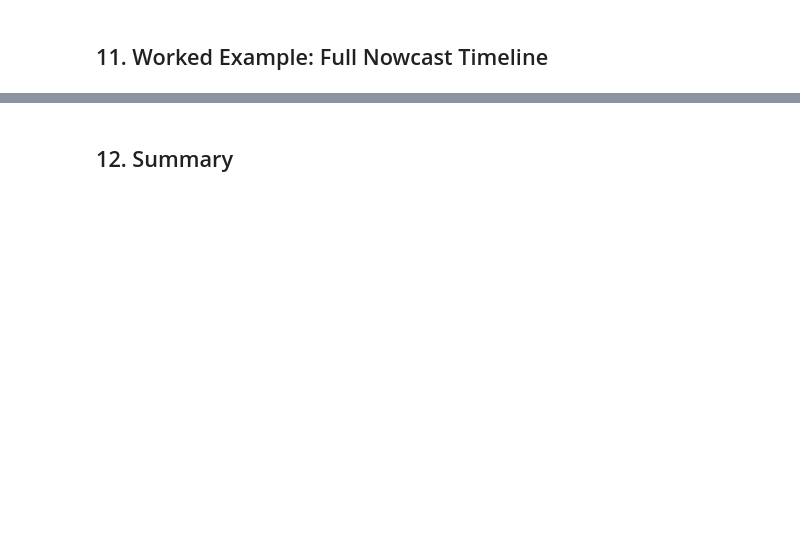
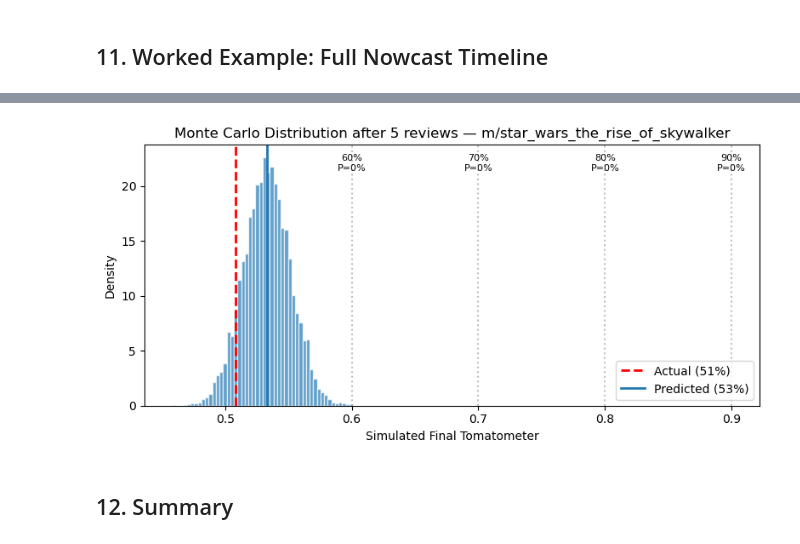
Before and after one commit to Kwang8/Rotten_tomatoes, a Jupyter notebook: rt_nowcast.ipynb, the cells around one changed output, grey strips where cells are left out. Cells and saved outputs as stored; diff of their text form; code cells hidden in the pictures; blank space fills up the shorter version.

```diff
--- a/rt_nowcast.ipynb
+++ b/rt_nowcast.ipynb
@@ -1171,31 +1697,33 @@ ValueError: Multi-dimensional indexing (e.g. `obj[:, None]`) is no longer suppor
 # %%
 # ── Histogram of final simulation at earliest checkpoint ──
 if len(ex_checkpoints) > 0:
     early_cp = ex_checkpoints[0]
     as_of = ex_revs.iloc[early_cp - 1]["review_date"]
-    nc = nowcast_movie(example_mk, as_of, df, critic_features, movie_features_all, n_sims=10000)
+    nc = nowcast_movie(example_mk, as_of, n_sims=10000)
 
     fig, ax = plt.subplots(figsize=(8, 4))
     ax.hist(nc["simulations"], bins=50, density=True, alpha=0.7, color="C0",
             edgecolor="white")
     ax.axvline(x=example_actual_T, color="red", linestyle="--", linewidth=2,
                label=f"Actual ({example_actual_T:.0%})")
     ax.axvline(x=nc["point_estimate"], color="C0", linestyle="-", linewidth=2,
                label=f"Predicted ({nc['point_estimate']:.0%})")
 
     # Mark thresholds
     for t in THRESHOLDS:
         p = nc["threshold_probs"][t]
         ax.axvline(x=t, color="gray", linestyle=":", alpha=0.5)
         ax.text(t, ax.get_ylim()[1] * 0.9, f"{t:.0%}\nP={p:.0%}",
                 ha="center", fontsize=8)
 
     ax.set_xlabel("Simulated Final Tomatometer")
     ax.set_ylabel("Density")
     ax.set_title(f"Monte Carlo Distribution after {early_cp} reviews — {example_mk}")
     ax.legend()
     plt.tight_layout()
     plt.show()
+# %% [output]
+[figure, added]
 # %% [markdown]
 ## 12. Summary
 # %%
```
Also changed, not shown: parts of 36 cells of this notebook, 3 other files.
